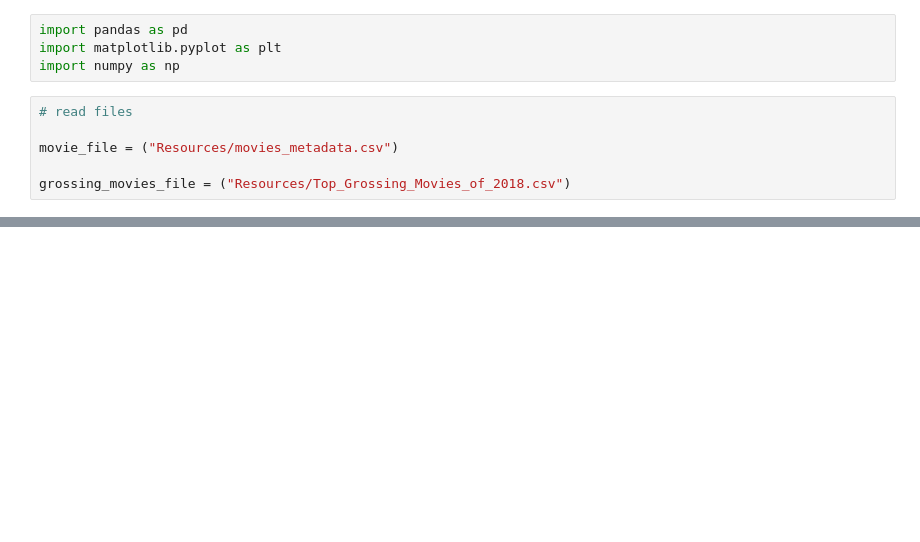
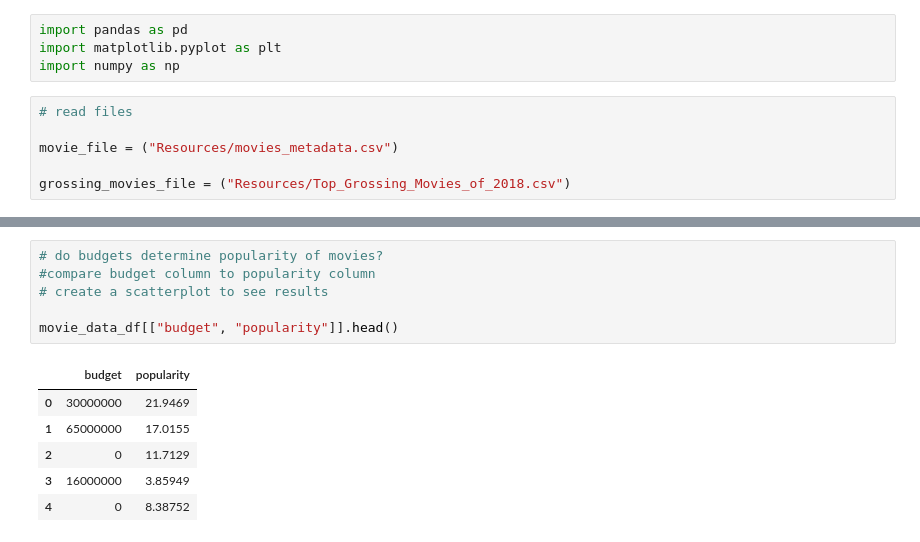
Before and after one commit to sarahshelden/Project1DataScience, a Jupyter notebook: movies.ipynb, the cells around one changed output, grey strips where cells are left out. Cells and saved outputs as stored; diff of their text form; blank space fills up the shorter version.

```diff
--- a/movies.ipynb
+++ b/movies.ipynb
@@ -22,0 +36,13 @@ FileNotFoundError: File b'Resources/Top_Grossing_Movies_of_2018.csv' does not ex
+# %%
+# do budgets determine popularity of movies?
+#compare budget column to popularity column
+# create a scatterplot to see results
+
+movie_data_df[["budget", "popularity"]].head()
+# %% [output]
+|  | budget | popularity |
+| 0 | 30000000 | 21.9469 |
+| 1 | 65000000 | 17.0155 |
+| 2 | 0 | 11.7129 |
+| 3 | 16000000 | 3.85949 |
+| 4 | 0 | 8.38752 |
```
Also changed, not shown: parts of 4 cells of this notebook, 1 other file.
